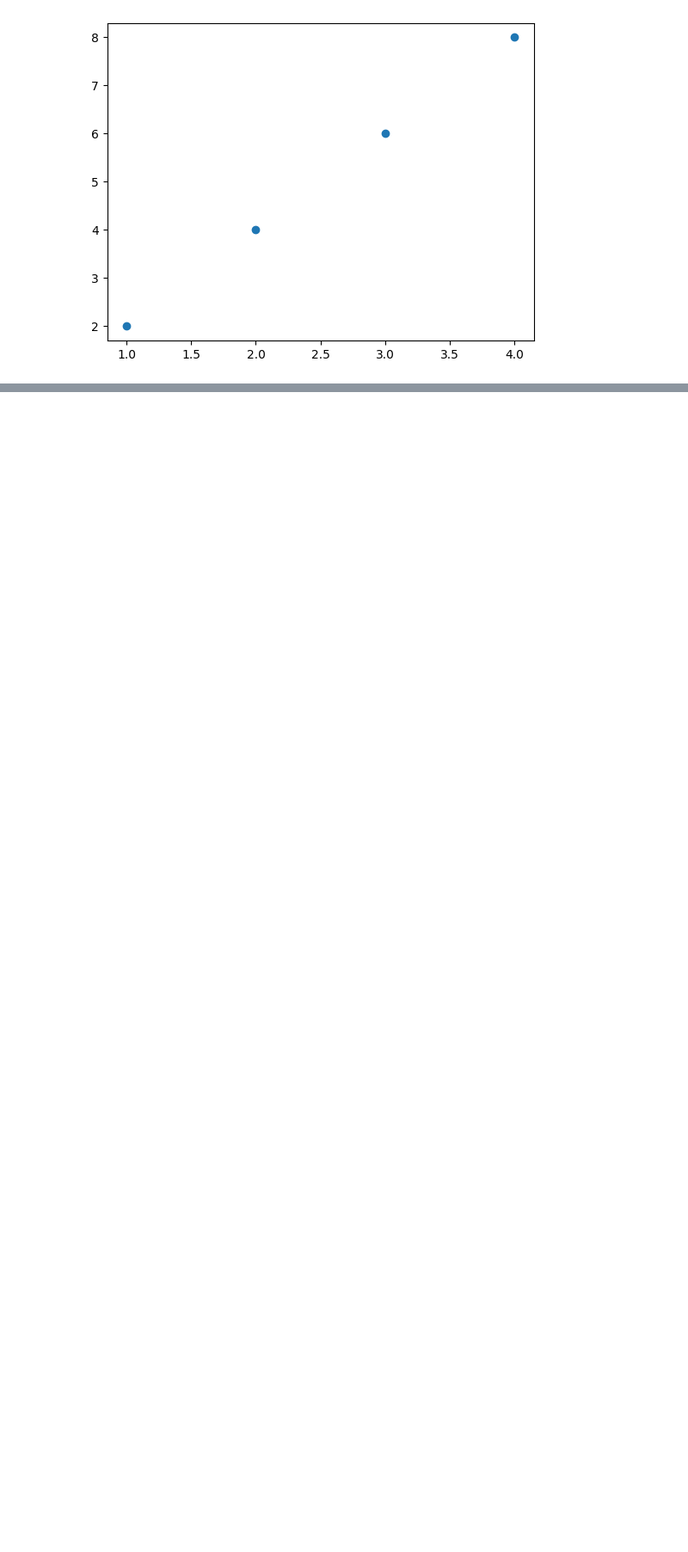
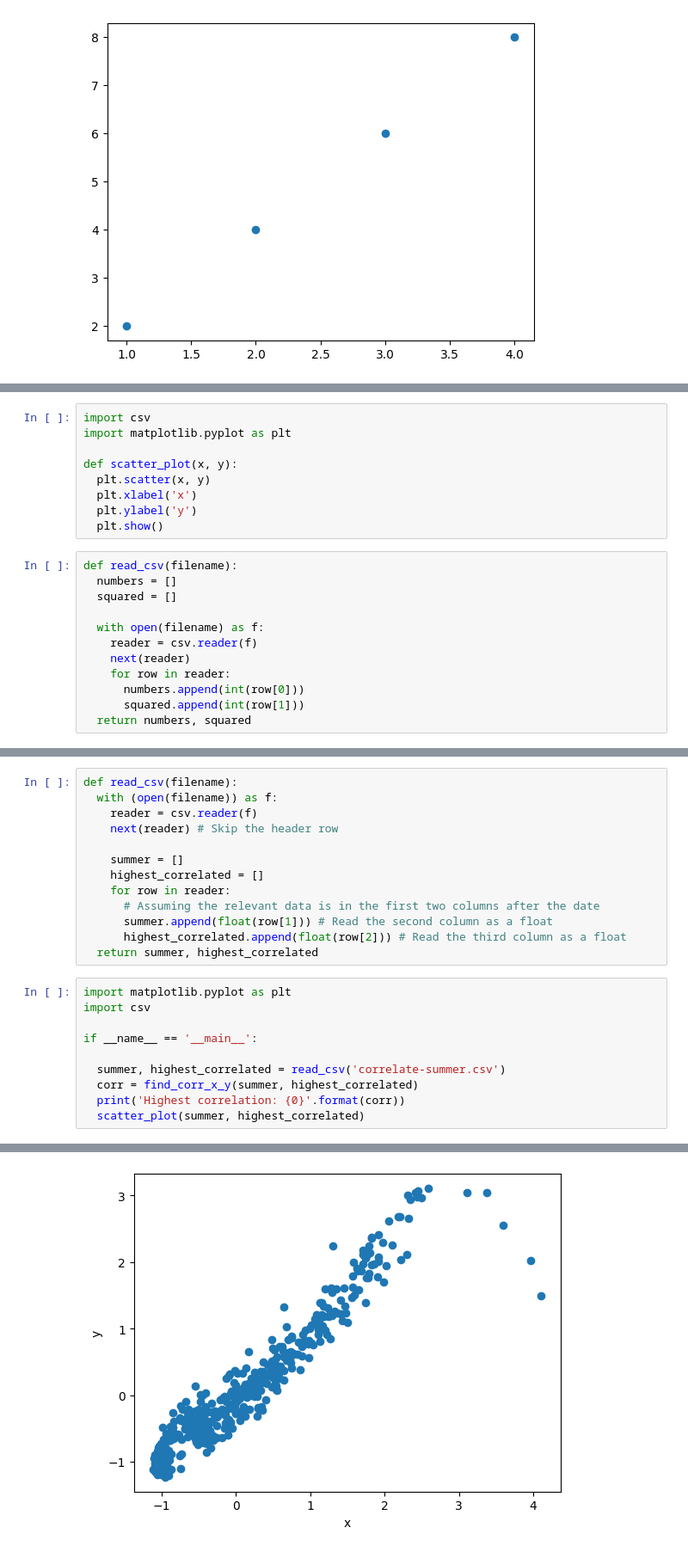
Before and after one commit to Saifullah785/doing-math-with-python-notes, a Jupyter notebook: Chapter_03_Describing_Data_with_Statistics/Chapter_03_Describing_Data_with_Statistics.ipynb, the cells around one changed output, grey strips where cells are left out. Shown: that part at 86% size. Drawn from its saved outputs; the diff is of its cells as text; blank space fills up the shorter version.

Commit message:
Created using Colab while completing Chapter 03, describing data with statistics in Python

```diff
--- a/Chapter_03_Describing_Data_with_Statistics/Chapter_03_Describing_Data_with_Statistics.ipynb
+++ b/Chapter_03_Describing_Data_with_Statistics/Chapter_03_Describing_Data_with_Statistics.ipynb
@@ -463,0 +504,21 @@ plt.show()
+# %%
+import csv
+import matplotlib.pyplot as plt
+
+def scatter_plot(x, y):
+  plt.scatter(x, y)
+  plt.xlabel('x')
+  plt.ylabel('y')
+  plt.show()
+# %%
+def read_csv(filename):
+  numbers = []
+  squared = []
+
+  with open(filename) as f:
+    reader = csv.reader(f)
+    next(reader)
+    for row in reader:
+      numbers.append(int(row[0]))
+      squared.append(int(row[1]))
+  return numbers, squared
@@ -463,0 +529,24 @@ plt.show()
+# %%
+def read_csv(filename):
+  with (open(filename)) as f:
+    reader = csv.reader(f)
+    next(reader) # Skip the header row
+
+    summer = []
+    highest_correlated = []
+    for row in reader:
+      # Assuming the relevant data is in the first two columns after the date
+      summer.append(float(row[1])) # Read the second column as a float
+      highest_correlated.append(float(row[2])) # Read the third column as a float
+  return summer, highest_correlated
+# %%
+import matplotlib.pyplot as plt
+import csv
+
+if __name__ == '__main__':
+
+  summer, highest_correlated = read_csv('correlate-summer.csv')
+  corr = find_corr_x_y(summer, highest_correlated)
+  print('Highest correlation: {0}'.format(corr))
+  scatter_plot(summer, highest_correlated)
+# %% [output]
@@ -463,0 +554 @@ plt.show()
+[figure, added]
```
Also changed, not shown: parts of 7 cells of this notebook.
